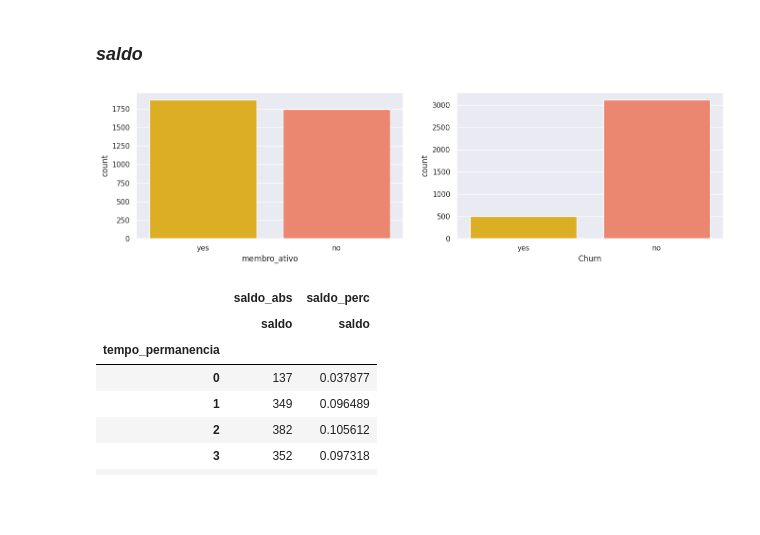
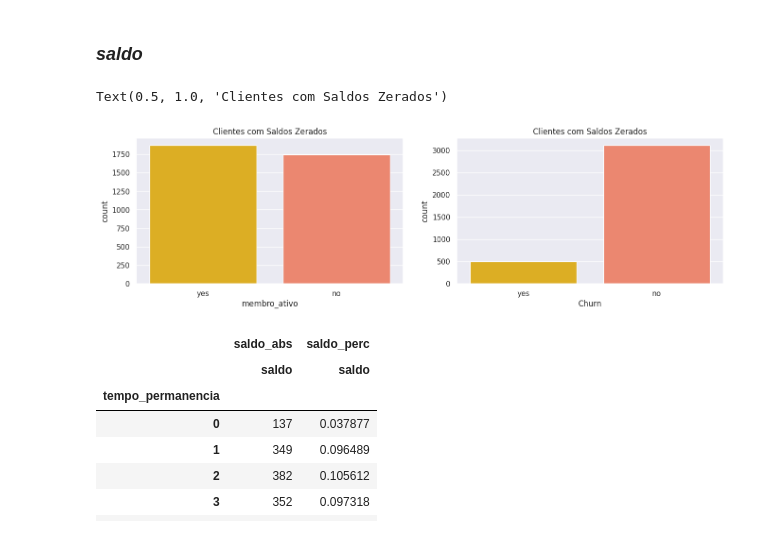
Before and after one commit to rodrigo-rngl/data-science-portfolio, a Jupyter notebook: top-bank-churn-predict/notebooks/Project Clients Churn Predict - V2.ipynb, the cells around one changed output. Cells and saved outputs as stored; diff of their text form; code cells hidden in the pictures; blank space fills up the shorter version.

```diff
--- a/top-bank-churn-predict/notebooks/Project Clients Churn Predict - V2.ipynb
+++ b/top-bank-churn-predict/notebooks/Project Clients Churn Predict - V2.ipynb
@@ -375,13 +374,16 @@ A coluna 'tempo_permanencia' possui 4.13% registros zerados
 # %%
 df_zero_balance = df2[['saldo', 'tempo_permanencia', 'membro_ativo', 'Churn']].loc[df2['saldo'] == 0]
 
 plt.subplot(1, 2, 1)
 sns.countplot(x= df_zero_balance['membro_ativo']);
+plt.title("Clientes com Saldos Zerados")
 
 plt.subplot(1, 2, 2)
 sns.countplot(x= df_zero_balance['Churn']);
+plt.title("Clientes com Saldos Zerados")
 # %% [output]
+Text(0.5, 1.0, 'Clientes com Saldos Zerados')
-[figure, old version]
+[figure, new version]
 # %%
 df_aux = df_zero_balance[['saldo', 'tempo_permanencia']].groupby('tempo_permanencia').count()
 df_aux2 = df_zero_balance[['saldo', 'tempo_permanencia']].groupby('tempo_permanencia').count() / df_zero_balance.shape[0]
```
Also changed, not shown: parts of 221 cells of this notebook, 9 other files.
